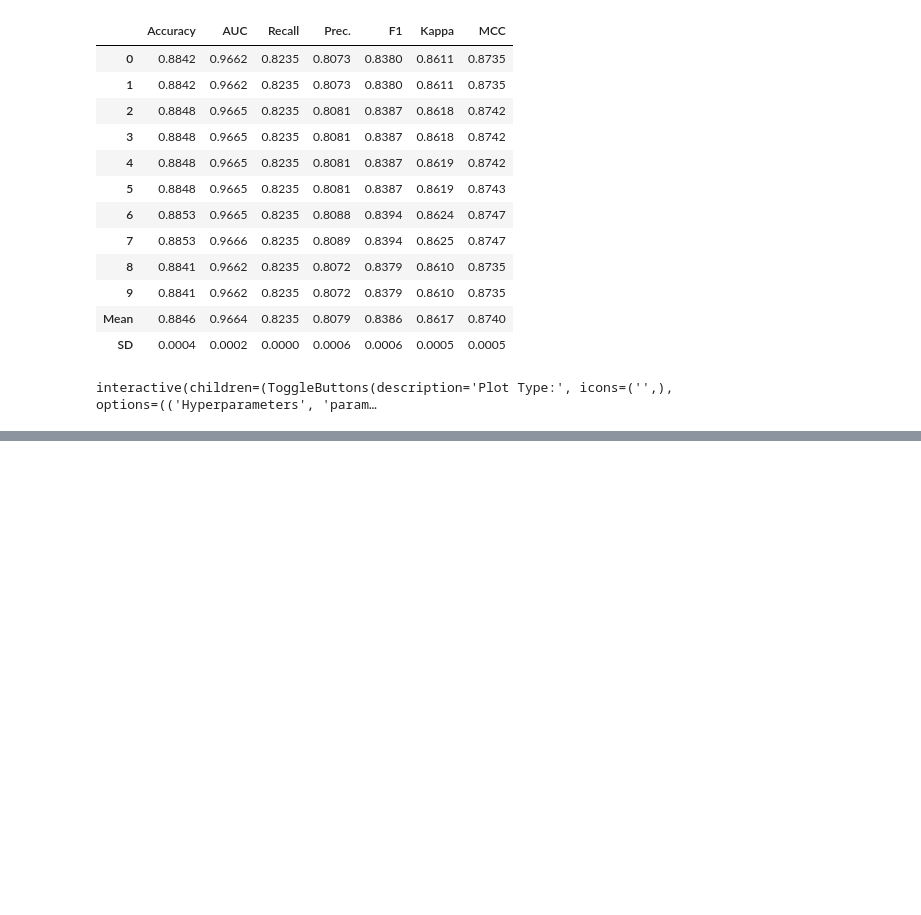
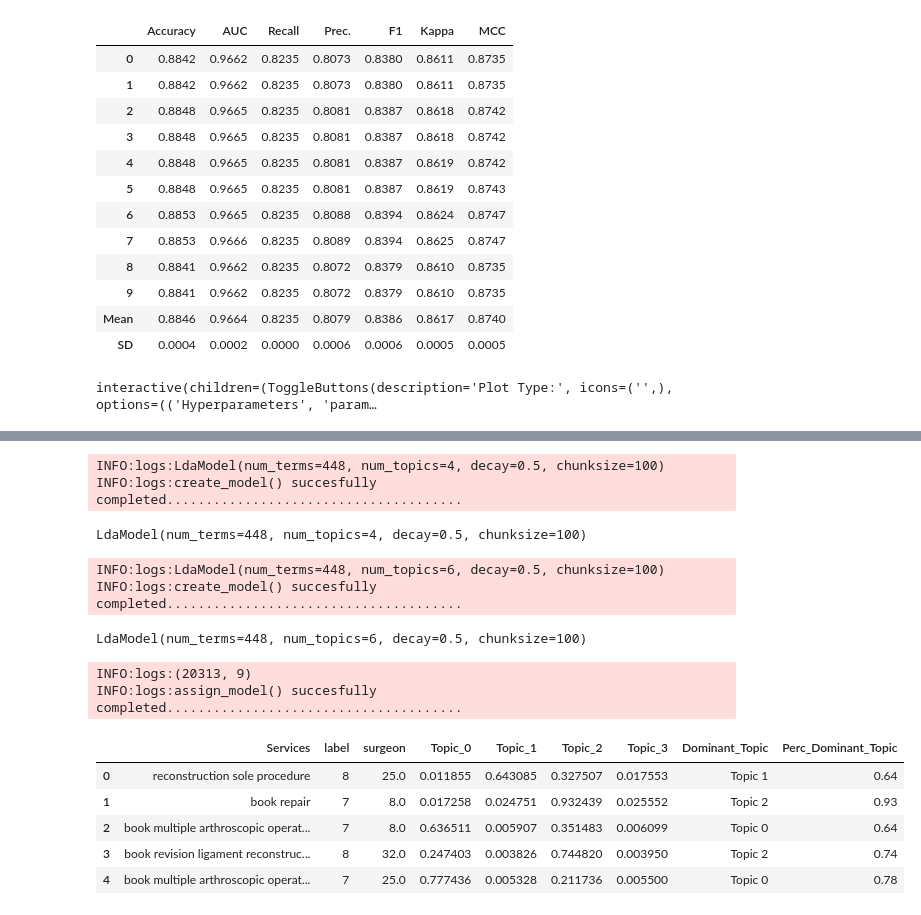
Before and after one commit to montgoz007/bugs-caret, a Jupyter notebook: pathway_classify.ipynb, the cells around one changed output, grey strips where cells are left out. Saved outputs shown, nothing was run; the diff lists cells and outputs as text; code cells hidden in the pictures; blank space fills up the shorter version.

```diff
--- a/pathway_classify.ipynb
+++ b/pathway_classify.ipynb
@@ -247,0 +304,30 @@ interactive(children=(ToggleButtons(description='Plot Type:', icons=('',), optio
+# %%
+lda = create_model('lda')
+# %% [output]
+INFO:logs:LdaModel(num_terms=448, num_topics=4, decay=0.5, chunksize=100)
+INFO:logs:create_model() succesfully completed......................................
+# %%
+print(lda)
+# %% [output]
+LdaModel(num_terms=448, num_topics=4, decay=0.5, chunksize=100)
+# %%
+lda2 = create_model('lda', num_topics = 6, multi_core = True)
+# %% [output]
+INFO:logs:LdaModel(num_terms=448, num_topics=6, decay=0.5, chunksize=100)
+INFO:logs:create_model() succesfully completed......................................
+# %%
+print(lda2)
+# %% [output]
+LdaModel(num_terms=448, num_topics=6, decay=0.5, chunksize=100)
+# %%
+lda_results = assign_model(lda)
+lda_results.head()
+# %% [output]
+INFO:logs:(20313, 9)
+INFO:logs:assign_model() succesfully completed......................................
+|  | Services | label | surgeon | Topic_0 | Topic_1 | Topic_2 | Topic_3 | Dominant_Topic | Perc_Dominant_Topic |
+| 0 | reconstruction sole procedure | 8 | 25.0 | 0.011855 | 0.643085 | 0.327507 | 0.017553 | Topic 1 | 0.64 |
+| 1 | book repair | 7 | 8.0 | 0.017258 | 0.024751 | 0.932439 | 0.025552 | Topic 2 | 0.93 |
+| 2 | book multiple arthroscopic operat... | 7 | 8.0 | 0.636511 | 0.005907 | 0.351483 | 0.006099 | Topic 0 | 0.64 |
+| 3 | book revision ligament reconstruc... | 8 | 32.0 | 0.247403 | 0.003826 | 0.744820 | 0.003950 | Topic 2 | 0.74 |
+| 4 | book multiple arthroscopic operat... | 7 | 25.0 | 0.777436 | 0.005328 | 0.211736 | 0.005500 | Topic 0 | 0.78 |
```
Also changed, not shown: parts of 16 cells of this notebook, 2 other files.
